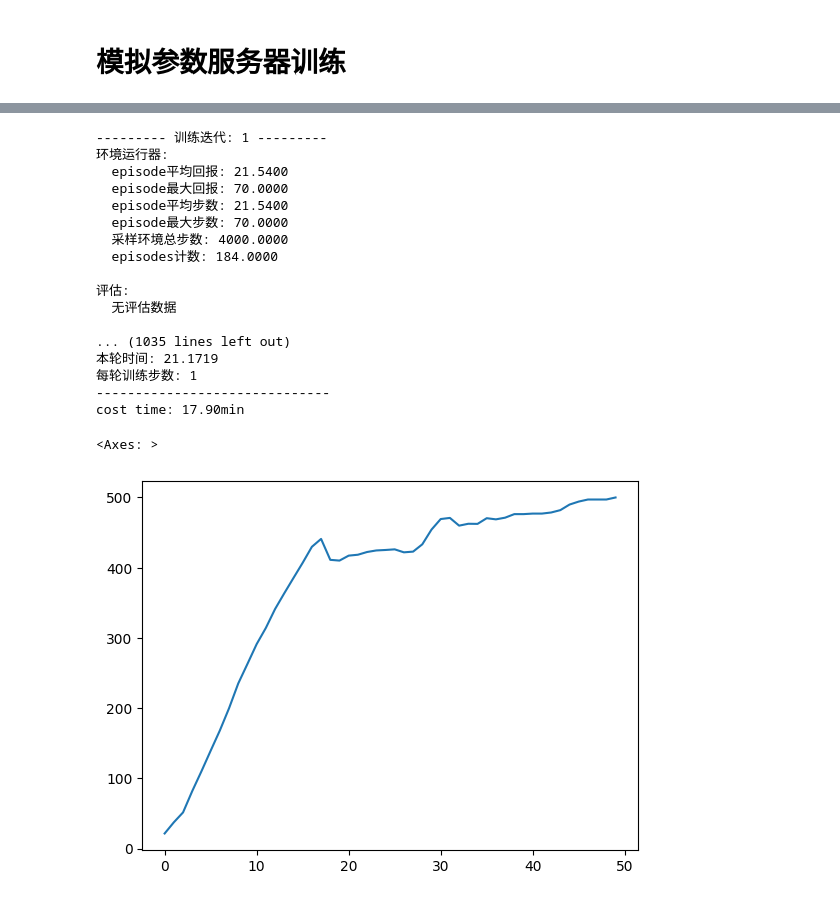
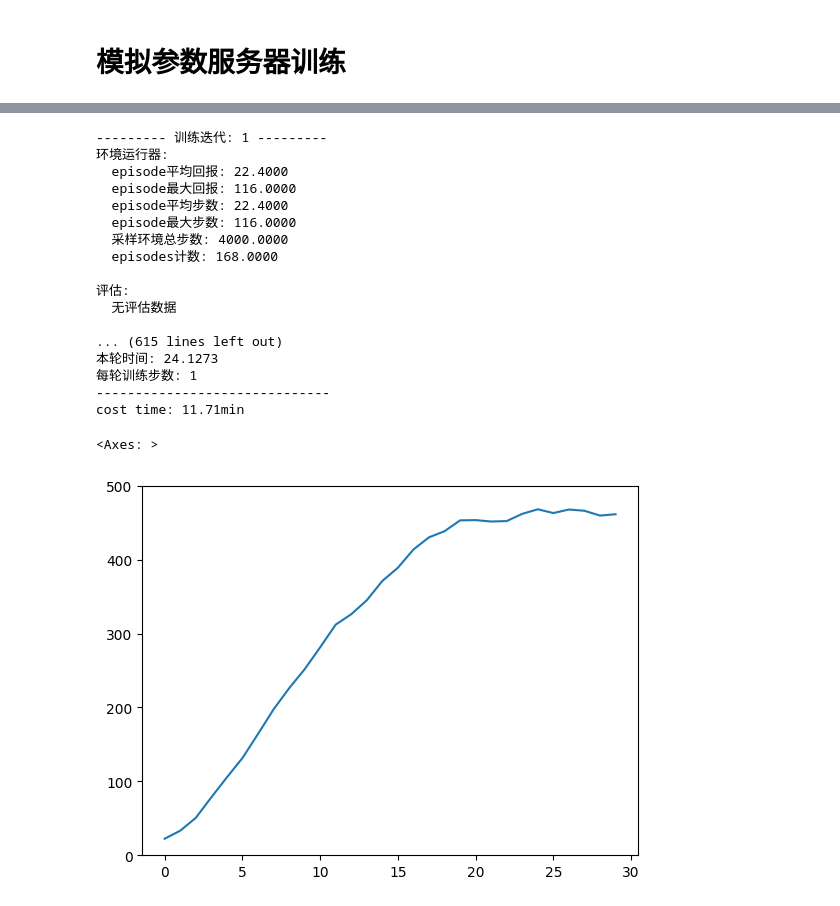
Before and after one commit to lhiqwj173/RLlib_study_dev, a Jupyter notebook: 开发测试/6. 参数服务器测试2.ipynb, the cells around one changed output, grey strips where cells are left out. Cells and saved outputs as stored; diff of their text form; code cells hidden in the pictures.

```diff
--- a/开发测试/6. 参数服务器测试2.ipynb
+++ b/开发测试/6. 参数服务器测试2.ipynb
@@ -33,10 +33,10 @@ config = (
 algo = config.build()
 t = time.time()
 mean_returns = []
-for i in range(50):
+for i in range(30):
     result = simplify_rllib_metrics(algo.train())
     mean_returns.append(result["环境运行器"]["episode平均回报"])
 
 print(f"cost time: {((time.time() - t)/60):.2f}min")
-pd.Series(mean_returns).plot()
+pd.Series(mean_returns).plot(ylim=(0, 500))
 # %% [output]
@@ -157,10 +157,10 @@ client.learner_group.set_weights(server_init_params)
 
 t = time.time()
 mean_returns = []
-for i in range(50):
+for i in range(30):
     result = simplify_rllib_metrics(client.train())
     mean_returns.append(result["环境运行器"]["episode平均回报"])
 
 print(f"cost time: {((time.time() - t)/60):.2f}min")
-pd.Series(mean_returns).plot()
+pd.Series(mean_returns).plot(ylim=(0, 500))
 # %% [output]
@@ -180,19 +180,19 @@ The `TBXLogger interface is deprecated in favor of the `ray.tune.tensorboardx.TB
 --------- 训练迭代: 1 ---------
 环境运行器:
-  episode平均回报: 21.5400
-  episode最大回报: 70.0000
-  episode平均步数: 21.5400
-  episode最大步数: 70.0000
+  episode平均回报: 22.4000
+  episode最大回报: 116.0000
+  episode平均步数: 22.4000
+  episode最大步数: 116.0000
   采样环境总步数: 4000.0000
-  episodes计数: 184.0000
+  episodes计数: 168.0000
 
 评估:
   无评估数据
 
-... (1035 lines left out)
-本轮时间: 21.1719
+... (615 lines left out)
+本轮时间: 24.1273
 每轮训练步数: 1
 ------------------------------
-cost time: 17.90min
+cost time: 11.71min
 <Axes: >
-[figure, old version]
+[figure, new version]
```
Also changed, not shown: parts of 2 cells of this notebook, 4 other files.
